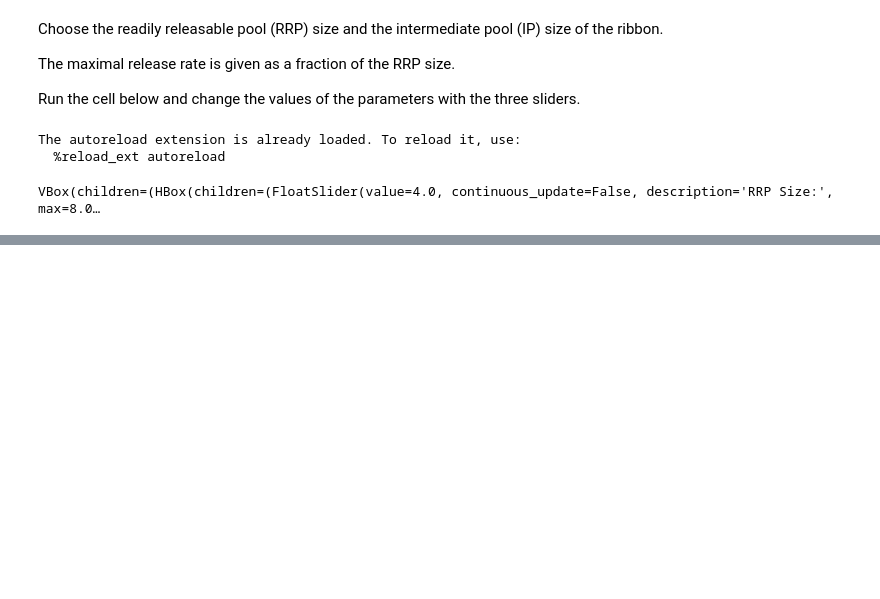
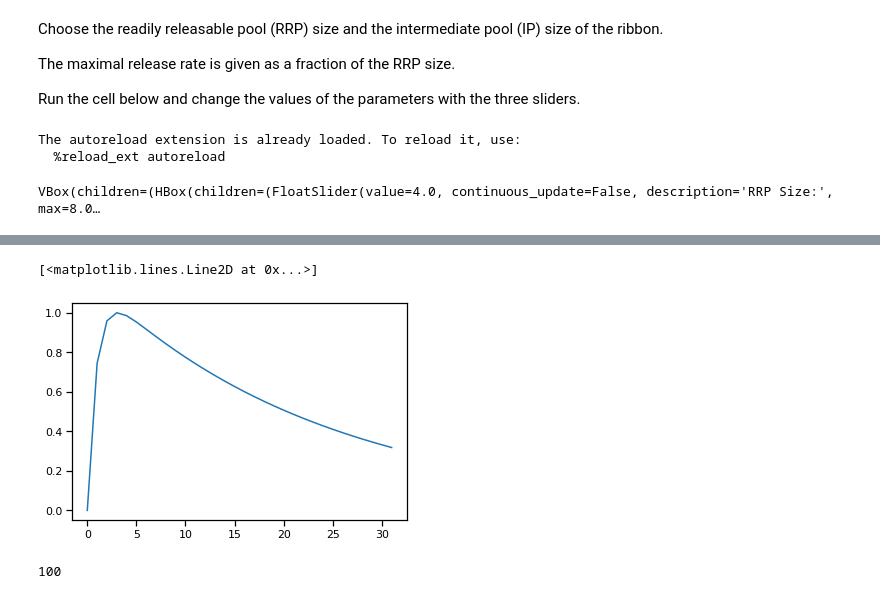
Before and after one commit to coschroeder/cone_ribbon, a Jupyter notebook: model/interactive_model_plotting/model_demo.ipynb, the cells around one changed output, grey strips where cells are left out. Drawn from its saved outputs; the diff is of its cells as text; code cells hidden in the pictures; blank space fills up the shorter version.

```diff
--- a/model/interactive_model_plotting/model_demo.ipynb
+++ b/model/interactive_model_plotting/model_demo.ipynb
@@ -29,0 +49,5 @@ VBox(children=(HBox(children=(FloatSlider(value=4.0, continuous_update=False, de
+# %%
+plt.plot(kernel)
+# %% [output]
+[<matplotlib.lines.Line2D at 0x...>]
+[figure, added]
@@ -29,0 +56,4 @@ VBox(children=(HBox(children=(FloatSlider(value=4.0, continuous_update=False, de
+# %%
+len(y)
+# %% [output]
+100
```
Also changed, not shown: parts of 6 cells of this notebook, 1 other file.
